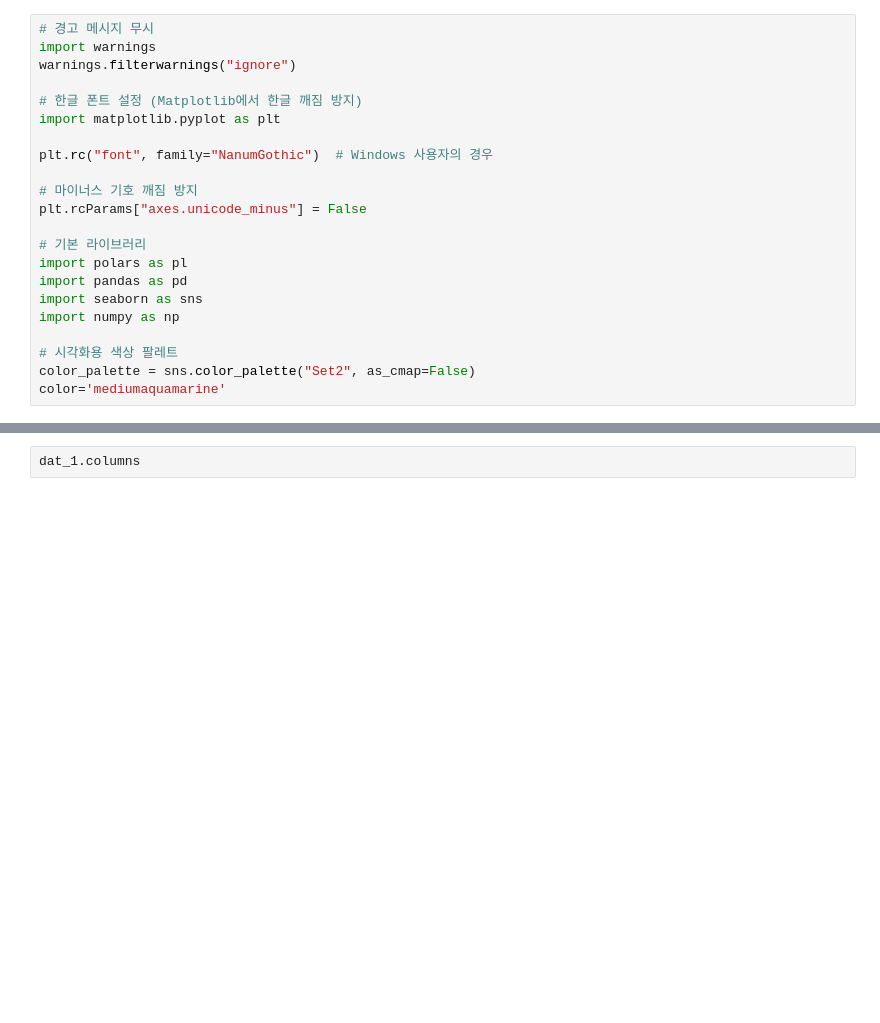
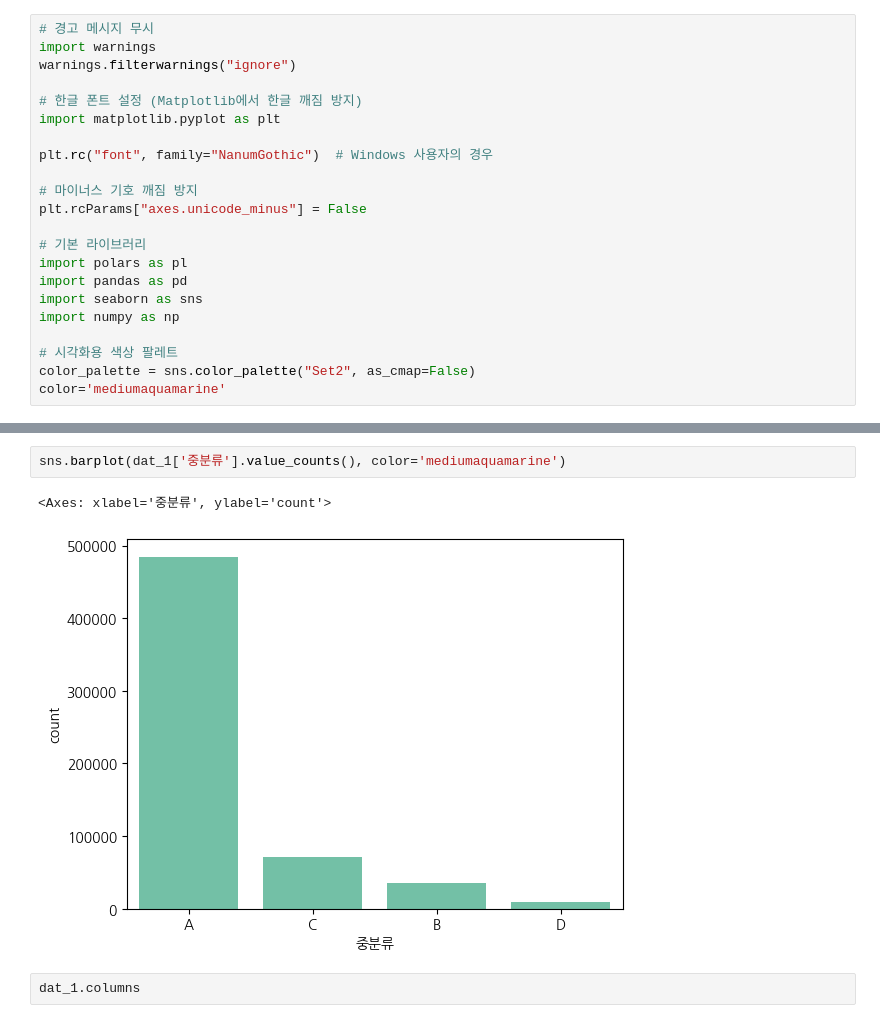
Before and after one commit to shs1018/iM_DiGital_Banker_academy, a Jupyter notebook: projects/iMBank_pj5/cluster_analyze.ipynb, the cells around one changed output, grey strips where cells are left out. Saved outputs shown, nothing was run; the diff lists cells and outputs as text; blank space fills up the shorter version.

```diff
--- a/projects/iMBank_pj5/cluster_analyze.ipynb
+++ b/projects/iMBank_pj5/cluster_analyze.ipynb
@@ -170,3 +203,8 @@ dat_4 = pd.read_csv('data/상품전체_고객전체.csv')
+# %%
+sns.barplot(dat_1['중분류'].value_counts(), color='mediumaquamarine')
+# %% [output]
+<Axes: xlabel='중분류', ylabel='count'>
+[figure, added]
 # %%
 dat_1.columns
 # %% [output]
```
Also changed, not shown: parts of 16 cells of this notebook, 3 other files.
